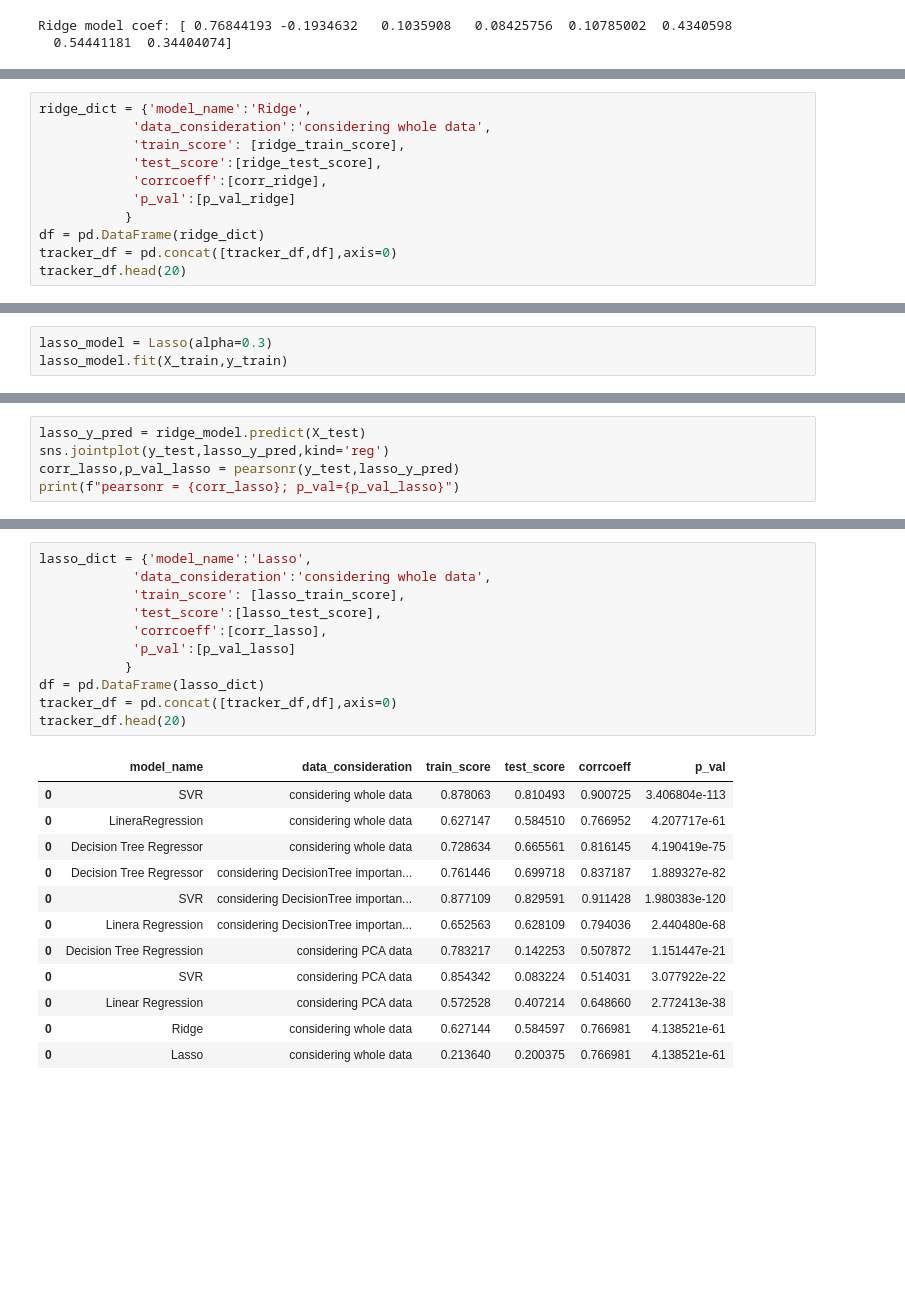
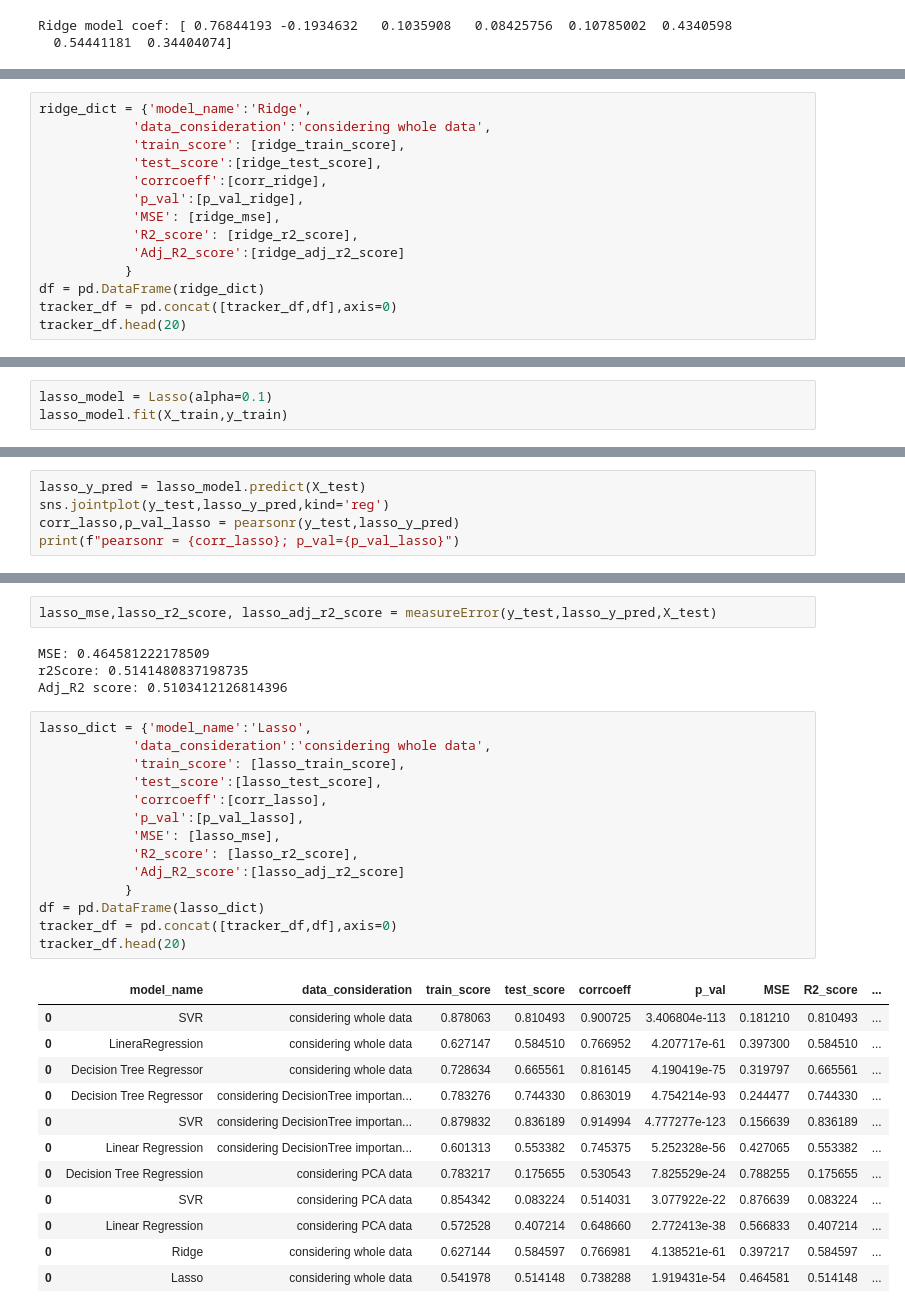
Before and after one commit to imanjunathn/FeatureEngineering, a Jupyter notebook: FMT.ipynb, the cells around one changed output, grey strips where cells are left out. Saved outputs shown, nothing was run; the diff lists cells and outputs as text; blank space fills up the shorter version.

```diff
--- a/FMT.ipynb
+++ b/FMT.ipynb
@@ -1080,7 +1189,10 @@ ridge_dict = {'model_name':'Ridge',
             'train_score': [ridge_train_score],
             'test_score':[ridge_test_score],
             'corrcoeff':[corr_ridge],
-            'p_val':[p_val_ridge]
+            'p_val':[p_val_ridge],
+            'MSE': [ridge_mse],
+            'R2_score': [ridge_r2_score],
+            'Adj_R2_score':[ridge_adj_r2_score]
            }
 df = pd.DataFrame(ridge_dict)
 tracker_df = pd.concat([tracker_df,df],axis=0)
@@ -1100,4 +1212,4 @@ tracker_df.head(20)
 # %%
-lasso_model = Lasso(alpha=0.3)
+lasso_model = Lasso(alpha=0.1)
 lasso_model.fit(X_train,y_train)
 # %% [output]
@@ -1115,5 +1227,5 @@ Test score: 0.20037468437210537
 # %%
-lasso_y_pred = ridge_model.predict(X_test)
+lasso_y_pred = lasso_model.predict(X_test)
 sns.jointplot(y_test,lasso_y_pred,kind='reg')
 corr_lasso,p_val_lasso = pearsonr(y_test,lasso_y_pred)
 print(f"pearsonr = {corr_lasso}; p_val={p_val_lasso}")
@@ -1128,24 +1240,33 @@ Lasso model coef: [ 0.2047853  -0.          0.05245464 -0.         -0.
+# %%
+lasso_mse,lasso_r2_score, lasso_adj_r2_score = measureError(y_test,lasso_y_pred,X_test)
+# %% [output]
+MSE: 0.464581222178509
+r2Score: 0.5141480837198735
+Adj_R2 score: 0.5103412126814396
 # %%
 lasso_dict = {'model_name':'Lasso',
             'data_consideration':'considering whole data',
             'train_score': [lasso_train_score],
             'test_score':[lasso_test_score],
             'corrcoeff':[corr_lasso],
-            'p_val':[p_val_lasso]
+            'p_val':[p_val_lasso],
+            'MSE': [lasso_mse],
+            'R2_score': [lasso_r2_score],
+            'Adj_R2_score':[lasso_adj_r2_score]
            }
 df = pd.DataFrame(lasso_dict)
 tracker_df = pd.concat([tracker_df,df],axis=0)
 tracker_df.head(20)
 # %% [output]
-|  | model_name | data_consideration | train_score | test_score | corrcoeff | p_val |
-| 0 | SVR | considering whole data | 0.878063 | 0.810493 | 0.900725 | 3.406804e-113 |
-| 0 | LineraRegression | considering whole data | 0.627147 | 0.584510 | 0.766952 | 4.207717e-61 |
-| 0 | Decision Tree Regressor | considering whole data | 0.728634 | 0.665561 | 0.816145 | 4.190419e-75 |
-| 0 | Decision Tree Regressor | considering DecisionTree importan... | 0.761446 | 0.699718 | 0.837187 | 1.889327e-82 |
-| 0 | SVR | considering DecisionTree importan... | 0.877109 | 0.829591 | 0.911428 | 1.980383e-120 |
-| 0 | Linera Regression | considering DecisionTree importan... | 0.652563 | 0.628109 | 0.794036 | 2.440480e-68 |
-| 0 | Decision Tree Regression | considering PCA data | 0.783217 | 0.142253 | 0.507872 | 1.151447e-21 |
-| 0 | SVR | considering PCA data | 0.854342 | 0.083224 | 0.514031 | 3.077922e-22 |
-| 0 | Linear Regression | considering PCA data | 0.572528 | 0.407214 | 0.648660 | 2.772413e-38 |
-| 0 | Ridge | considering whole data | 0.627144 | 0.584597 | 0.766981 | 4.138521e-61 |
-| 0 | Lasso | considering whole data | 0.213640 | 0.200375 | 0.766981 | 4.138521e-61 |
+|  | model_name | data_consideration | train_score | test_score | corrcoeff | p_val | MSE | R2_score | ... |
+| 0 | SVR | considering whole data | 0.878063 | 0.810493 | 0.900725 | 3.406804e-113 | 0.181210 | 0.810493 | ... |
+| 0 | LineraRegression | considering whole data | 0.627147 | 0.584510 | 0.766952 | 4.207717e-61 | 0.397300 | 0.584510 | ... |
+| 0 | Decision Tree Regressor | considering whole data | 0.728634 | 0.665561 | 0.816145 | 4.190419e-75 | 0.319797 | 0.665561 | ... |
+| 0 | Decision Tree Regressor | considering DecisionTree importan... | 0.783276 | 0.744330 | 0.863019 | 4.754214e-93 | 0.244477 | 0.744330 | ... |
+| 0 | SVR | considering DecisionTree importan... | 0.879832 | 0.836189 | 0.914994 | 4.777277e-123 | 0.156639 | 0.836189 | ... |
+| 0 | Linear Regression | considering DecisionTree importan... | 0.601313 | 0.553382 | 0.745375 | 5.252328e-56 | 0.427065 | 0.553382 | ... |
+| 0 | Decision Tree Regression | considering PCA data | 0.783217 | 0.175655 | 0.530543 | 7.825529e-24 | 0.788255 | 0.175655 | ... |
+| 0 | SVR | considering PCA data | 0.854342 | 0.083224 | 0.514031 | 3.077922e-22 | 0.876639 | 0.083224 | ... |
+| 0 | Linear Regression | considering PCA data | 0.572528 | 0.407214 | 0.648660 | 2.772413e-38 | 0.566833 | 0.407214 | ... |
+| 0 | Ridge | considering whole data | 0.627144 | 0.584597 | 0.766981 | 4.138521e-61 | 0.397217 | 0.584597 | ... |
+| 0 | Lasso | considering whole data | 0.541978 | 0.514148 | 0.738288 | 1.919431e-54 | 0.464581 | 0.514148 | ... |
```
Also changed, not shown: parts of 74 cells of this notebook.
